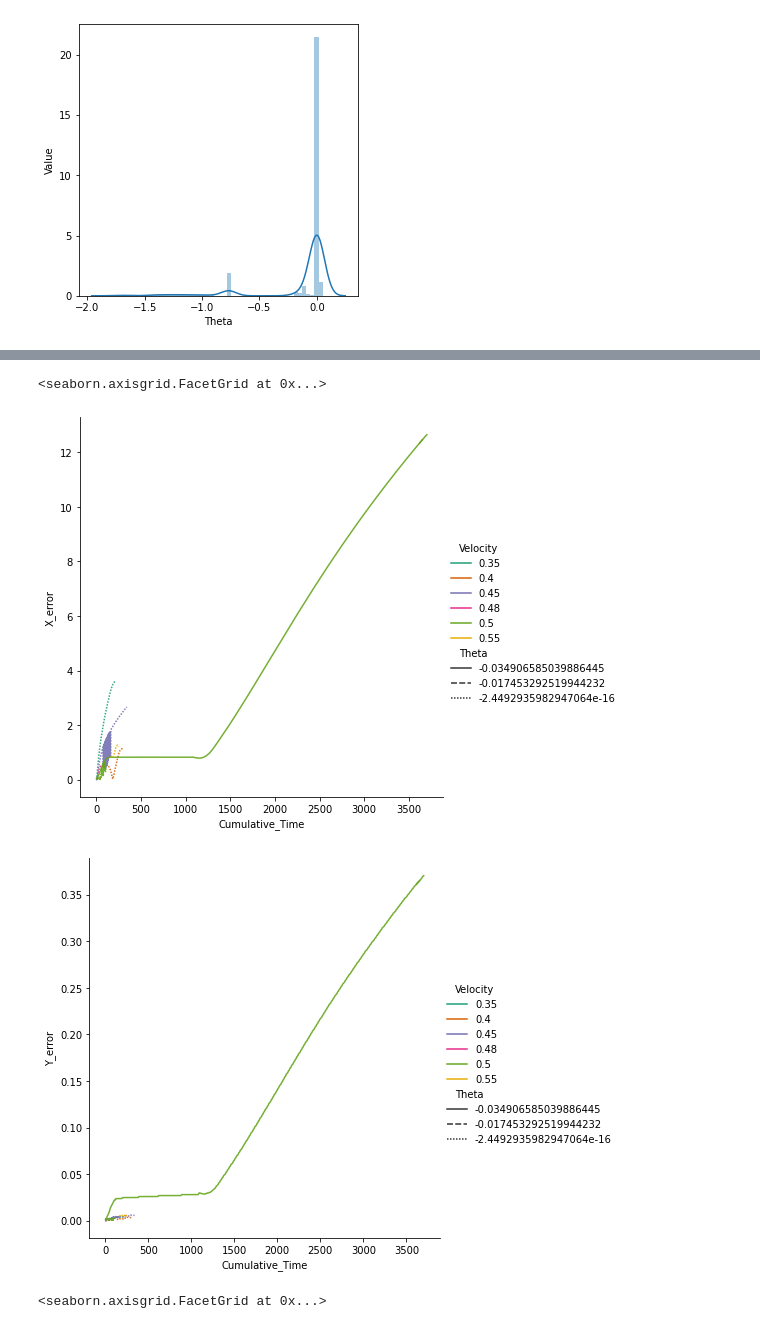
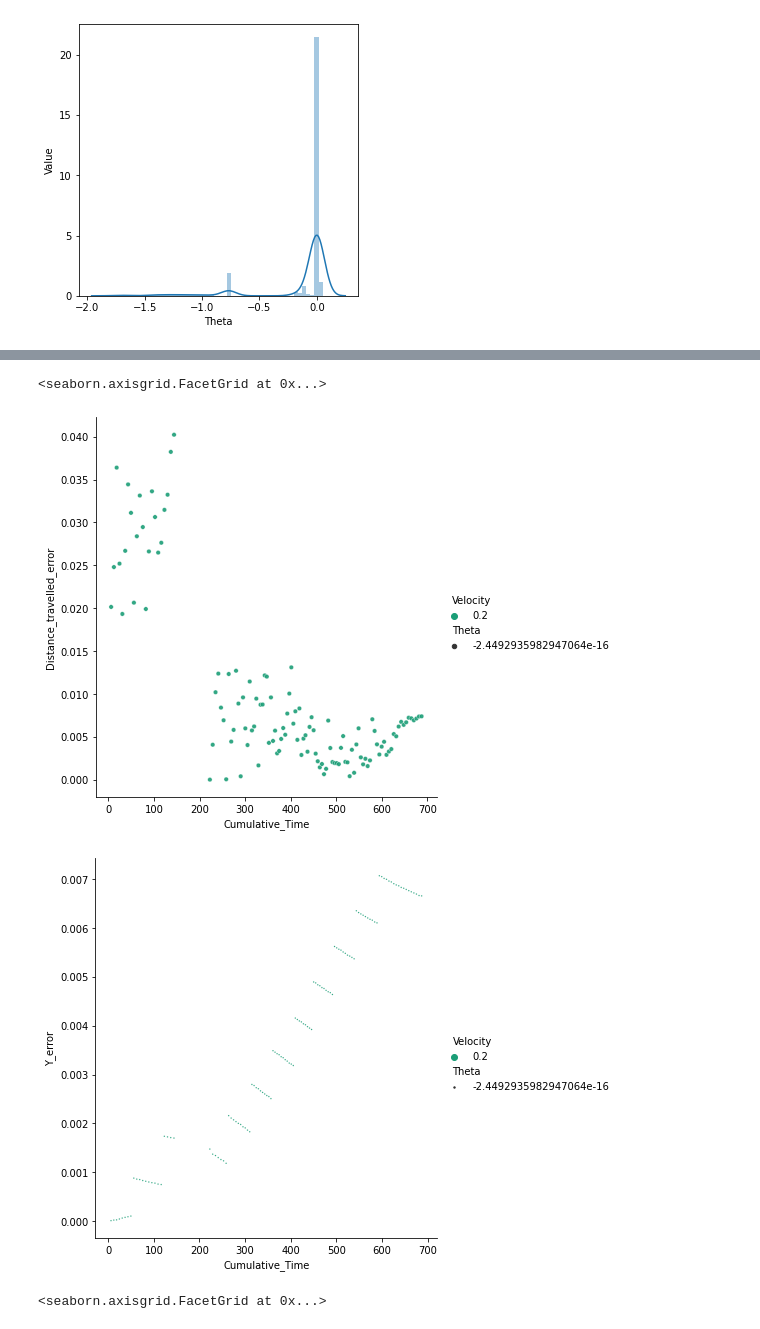
Before and after one commit to tejalvs/RobotOdometryMining, a Jupyter notebook: EDA.ipynb, the cells around one changed output, grey strips where cells are left out. Saved outputs shown, nothing was run; the diff lists cells and outputs as text; code cells hidden in the pictures.

```diff
--- a/EDA.ipynb
+++ b/EDA.ipynb
@@ -127,19 +154,17 @@ sns.relplot(y="Y_error", x="Cumulative_Time", hue="Velocity", size="Theta",
 # %%
-df=mobile_robot_data[mobile_robot_data['Surface_Type']=='CARPET']
 sns.color_palette("tab10")
-data_df=df[df['Velocity']>0.25]
+data_df=df[df['Velocity']==0.2]
 data_df=data_df[data_df['Theta']!=0]
-data_df=data_df[data_df['Velocity']>0.3]
-sns.relplot(y="X_error", x="Cumulative_Time", hue="Velocity", style="Theta",
-             alpha=.9, sizes=(2, 5),palette="Dark2", kind="line",
+sns.relplot(y="Distance_travelled_error", x="Cumulative_Time", hue="Velocity", size="Theta",
+             alpha=.9, sizes=(20, 50),palette="Dark2",
             height=6, data=data_df)
-sns.relplot(y="Y_error", x="Cumulative_Time", hue="Velocity", style="Theta",
-             alpha=.9, sizes=(2, 5),palette="Dark2", kind="line",
+sns.relplot(y="Y_error", x="Cumulative_Time", hue="Velocity", size="Theta",
+             alpha=.9, sizes=(2, 50),palette="Dark2",
             height=6, data=data_df)
 # %% [output]
 <seaborn.axisgrid.FacetGrid at 0x...>
-[figure, old version]
+[figure, new version]
-[figure, old version]
+[figure, new version]
 # %%
 df=mobile_robot_data[mobile_robot_data['Surface_Type']=='CARPET']
 sns.color_palette("tab10")
```
Also changed, not shown: parts of 4 cells of this notebook.
